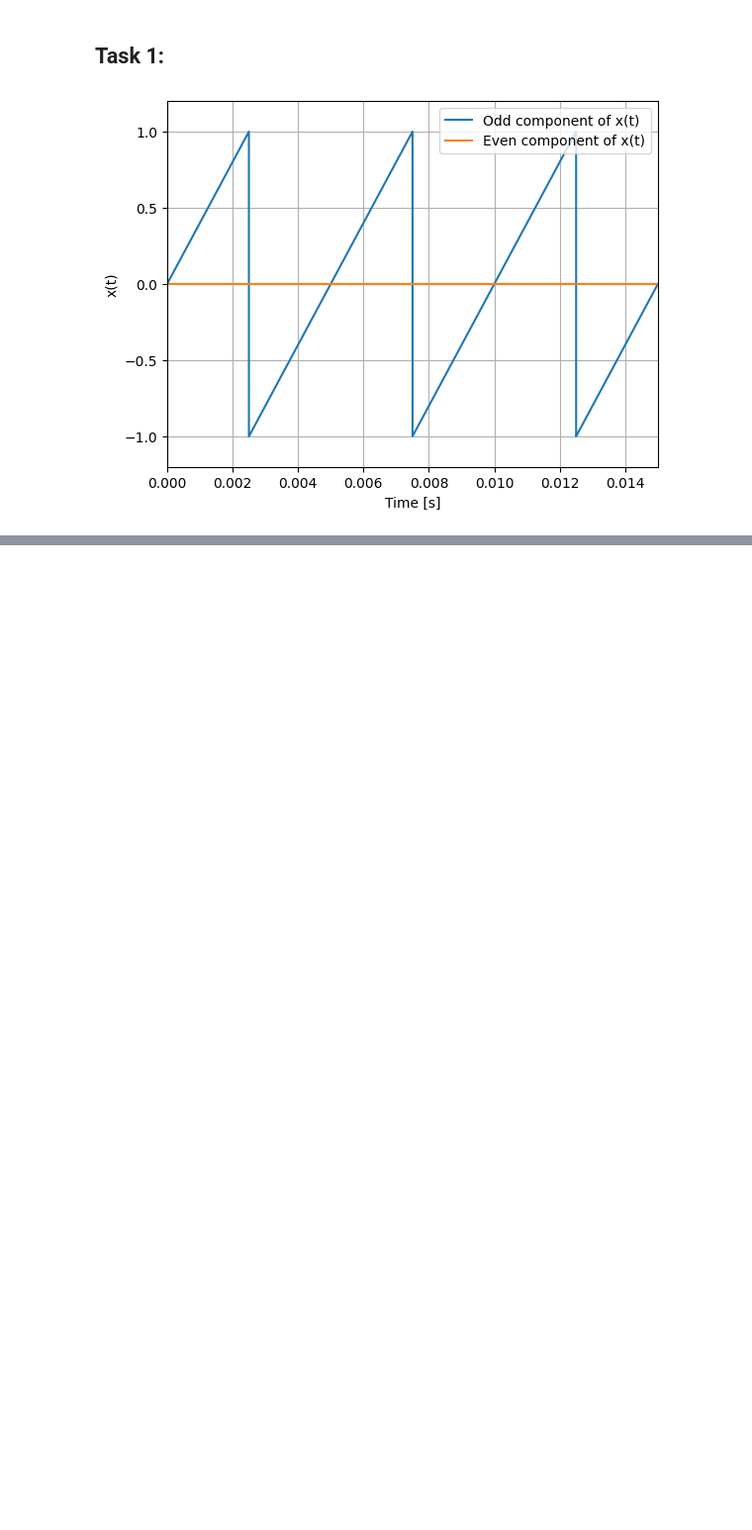
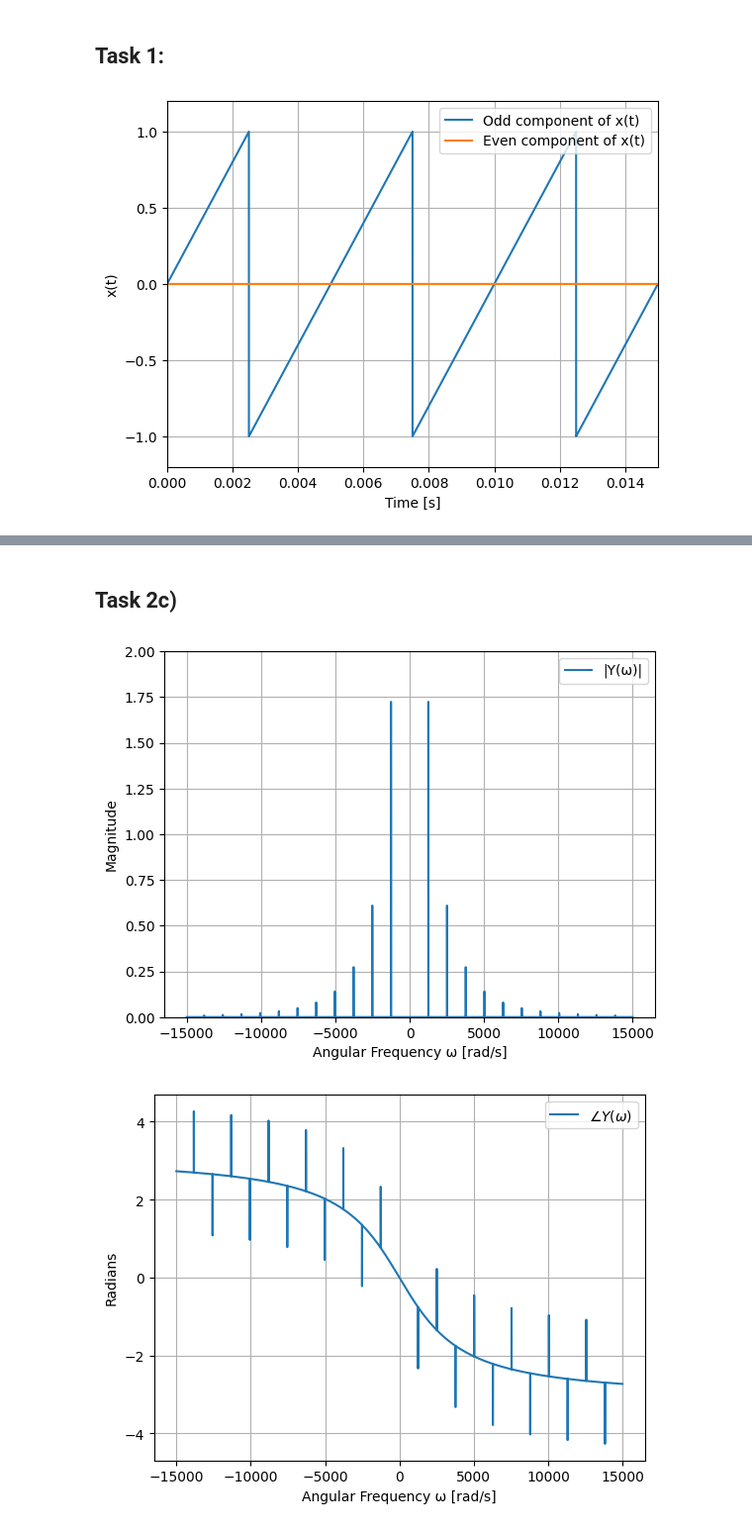
Before and after one commit to OliverHansson/Sigtrans_assignments, a Jupyter notebook: Assignment2/Assignment2.ipynb, the cells around one changed output, grey strips where cells are left out. Shown at 99% size. Saved outputs shown, nothing was run; the diff lists cells and outputs as text; code cells hidden in the pictures; blank space fills up the shorter version.

```diff
--- a/Assignment2/Assignment2.ipynb
+++ b/Assignment2/Assignment2.ipynb
@@ -62,0 +100,28 @@ plt.show()
+# %% [markdown]
+## Task 2c)
+# %%
+# Plot the magnitude response
+Y_mag = np.abs(X_omega) * np.abs(H)
+Y_angle = np.angle(X_omega) + np.angle(H)
+
+fig, ax1 = plt.subplots()
+fig, ax2 = plt.subplots()
+
+ax1.plot(omega, Y_mag, label='|Y(ω)|')
+ax1.set_xlabel('Angular Frequency ω [rad/s]')
+ax1.set_ylabel('Magnitude')
+ax1.set_ylim(0, 2)     # Set y-axis limits
+ax1.legend(loc='upper right')       # Add legend
+ax1.grid(True)                      # Turn on the grid
+
+# Plot the phase response
+ax2.plot(omega, Y_angle, label=r"$\angle Y(ω)$")
+ax2.set_xlabel('Angular Frequency ω [rad/s]')
+ax2.set_ylabel("Radians")
+ax2.legend(loc='upper right')       # Add legend
+ax2.grid(True)                      # Turn on the grid
+
+plt.show()
+# %% [output]
+[figure, added]
+[figure, added]
```
Also changed, not shown: parts of 4 cells of this notebook.
